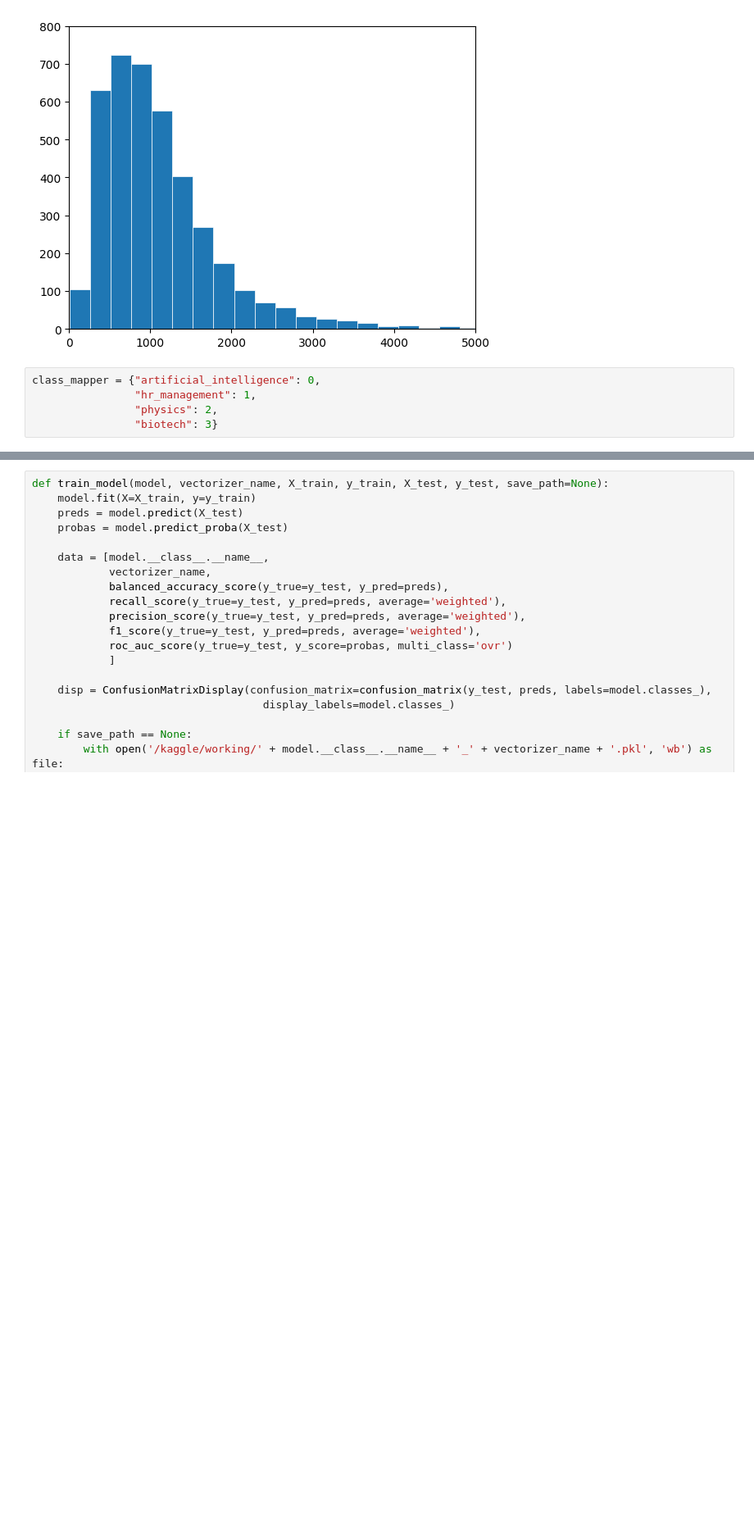
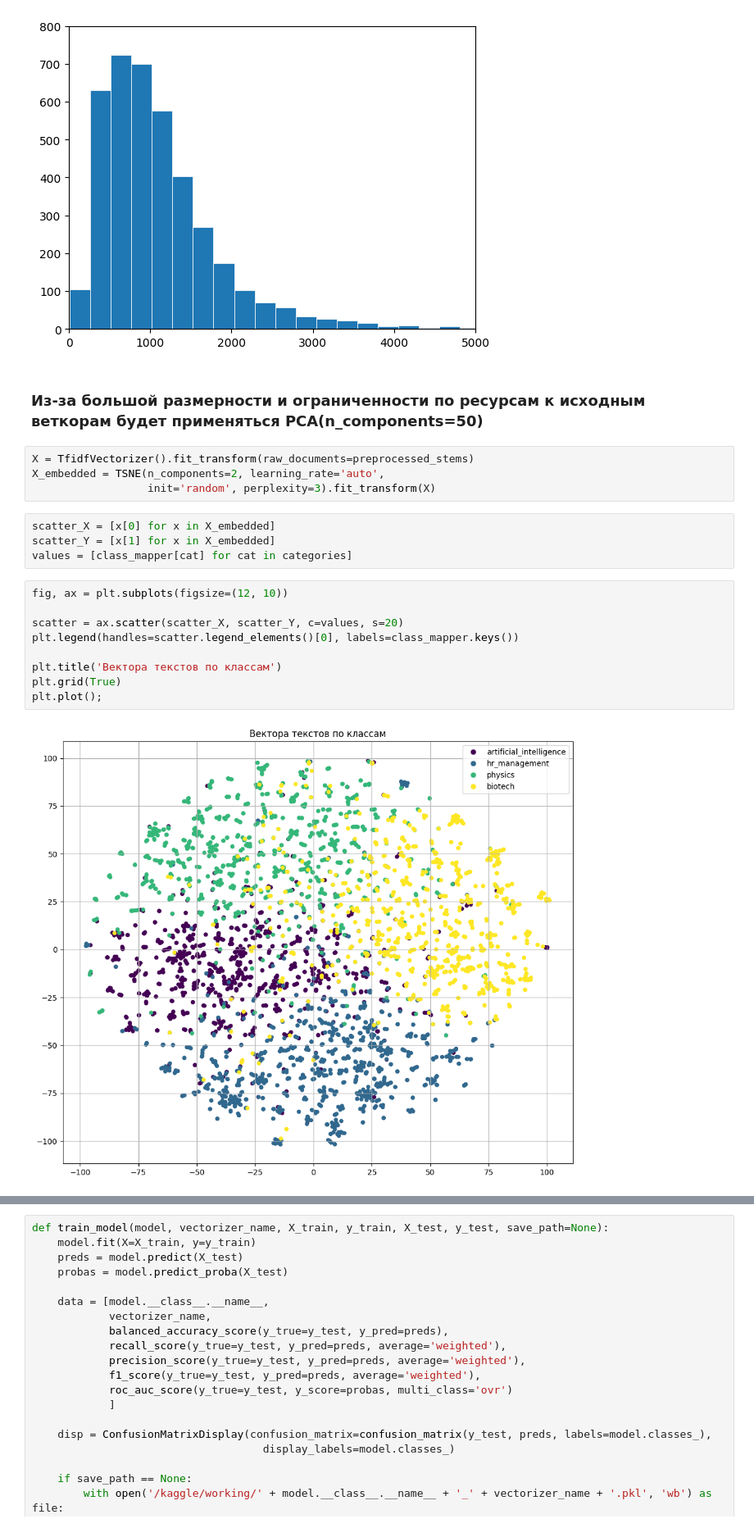
Before and after one commit to akon1te/nlp_course, a Jupyter notebook: lab2_classifiaction.ipynb, the cells around one changed output, grey strips where cells are left out. Shown at 82% size. Drawn from its saved outputs; the diff is of its cells as text; blank space fills up the shorter version.

Commit message:
update plots

```diff
--- a/lab2_classifiaction.ipynb
+++ b/lab2_classifiaction.ipynb
@@ -134,8 +140,24 @@ ax.set(xlim=(0, 5000), ylim=(0, 800))
 plt.show()
 # %% [output]
 [figure]
-# %%
-class_mapper = {"artificial_intelligence": 0,
-                "hr_management": 1,
-                "physics": 2,
-                "biotech": 3}
+# %% [markdown]
+### Из-за большой размерности и ограниченности по ресурсам к исходным веткорам будет применяться PCA(n_components=50)
+# %%
+X = TfidfVectorizer().fit_transform(raw_documents=preprocessed_stems)
+X_embedded = TSNE(n_components=2, learning_rate='auto',
+                  init='random', perplexity=3).fit_transform(X)
+# %%
+scatter_X = [x[0] for x in X_embedded]
+scatter_Y = [x[1] for x in X_embedded]
+values = [class_mapper[cat] for cat in categories]
+# %%
+fig, ax = plt.subplots(figsize=(12, 10))
+
+scatter = ax.scatter(scatter_X, scatter_Y, c=values, s=20)
+plt.legend(handles=scatter.legend_elements()[0], labels=class_mapper.keys())
+
+plt.title('Вектора текстов по классам')
+plt.grid(True)
+plt.plot();
+# %% [output]
+[figure, added]
```
Also changed, not shown: parts of 4 cells of this notebook.
